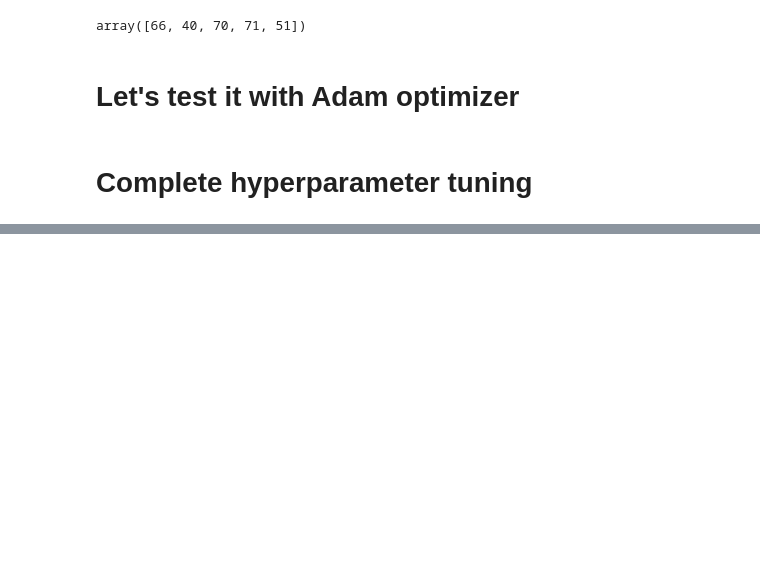
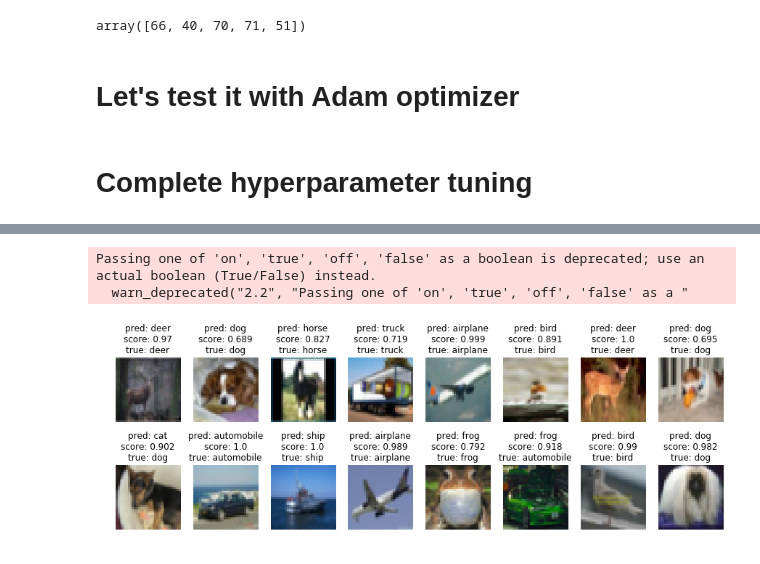
Before and after one commit to sc-dataman/DL_NNets, a Jupyter notebook: TF_CIFAR.ipynb, the cells around one changed output, grey strips where cells are left out. Saved outputs shown, nothing was run; the diff lists cells and outputs as text; code cells hidden in the pictures; blank space fills up the shorter version.

```diff
--- a/TF_CIFAR.ipynb
+++ b/TF_CIFAR.ipynb
@@ -852,0 +778,36 @@ Epoch 3/5
+# %%
+(x_trainn, y_trainn), (x_testt, y_test) = cifar10.load_data()
+
+NUM_CLASSES = 10
+cifar10_classes = ["airplane", "automobile", "bird", "cat", "deer",
+                   "dog", "frog", "horse", "ship", "truck"]
+
+y_pred_test = new_model.predict_proba(x_test)
+y_pred_test
+y_pred_test_classes = np.argmax(y_pred_test, axis=1)
+y_pred_test_max_probas = np.max(y_pred_test, axis=1)
+
+y_pred_test_max_probas
+
+
+cols = 8
+rows = 2
+fig = plt.figure(figsize=(2 * cols - 1, 3 * rows - 1))
+for i in range(cols):
+    for j in range(rows):
+        random_index = np.random.randint(0, len(y_test))
+        ax = fig.add_subplot(rows, cols, i * rows + j + 1)
+        ax.grid('off')
+        ax.axis('off')
+        ax.imshow(x_testt[random_index, :])
+        pred_label =  cifar10_classes[y_pred_test_classes[random_index]]
+        pred_proba = y_pred_test_max_probas[random_index]
+        true_label = cifar10_classes[y_test[random_index, 0]]
+        ax.set_title("pred: {}\nscore: {:.3}\ntrue: {}".format(
+               pred_label, pred_proba, true_label
+        ))
+plt.show()
+# %% [output]
+Passing one of 'on', 'true', 'off', 'false' as a boolean is deprecated; use an actual boolean (True/False) instead.
+  warn_deprecated("2.2", "Passing one of 'on', 'true', 'off', 'false' as a "
+[figure, added]
```
Also changed, not shown: parts of 29 cells of this notebook.
